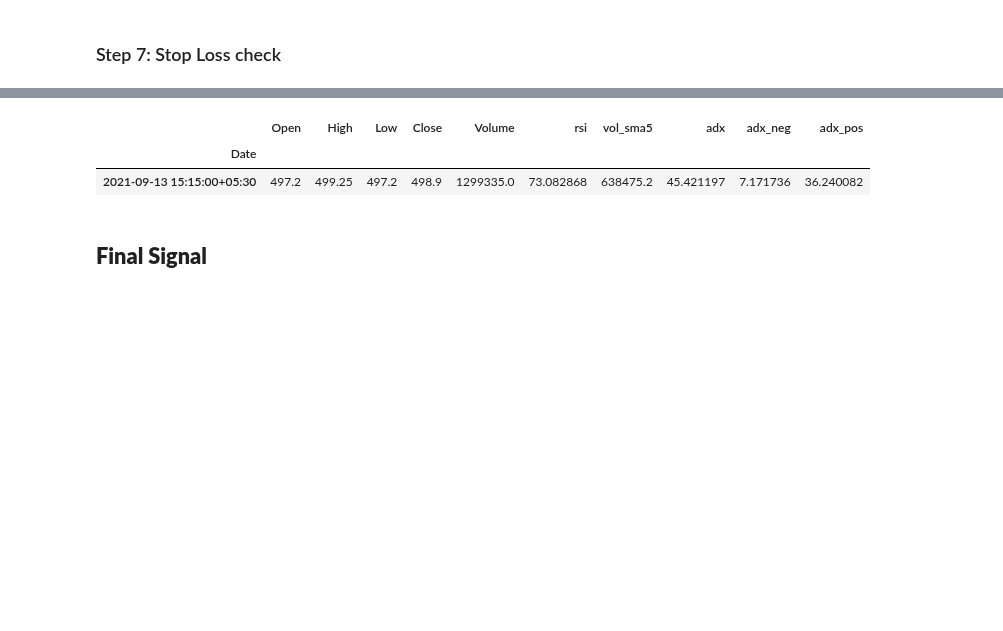
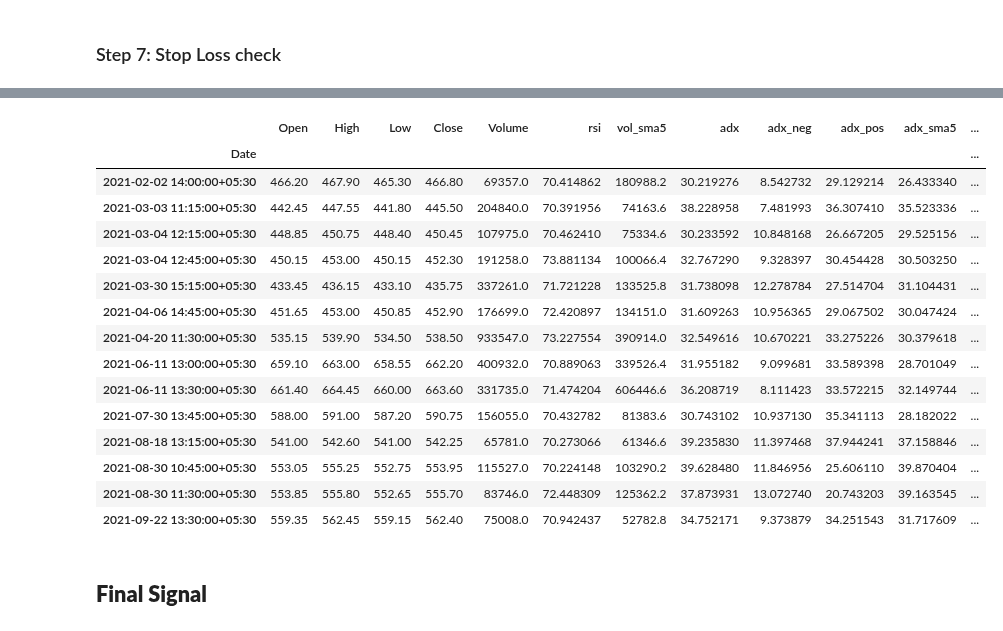
Before and after one commit to hbbtekademy/algo-trading, a Jupyter notebook: python/notebooks/strategies/rsi_strategy/RSIStrategy.ipynb, the cells around one changed output, grey strips where cells are left out. Saved outputs shown, nothing was run; the diff lists cells and outputs as text; code cells hidden in the pictures; blank space fills up the shorter version.

```diff
--- a/python/notebooks/strategies/rsi_strategy/RSIStrategy.ipynb
+++ b/python/notebooks/strategies/rsi_strategy/RSIStrategy.ipynb
@@ -291,7 +291,7 @@ def generate_sell_signal_pnl(signal: Signal, df: pd.DataFrame, stop_gain: float)
 # %% [markdown]
 ## Load 15 min and 60 min stock data and calculate RSI
 # %%
-file_15min = '/content/BPCL-HIST.csv'
+file_15min = '/content/CADILAHC-HIST.csv'
 
 df_15min = pd.read_csv(file_15min, parse_dates=['Date'], index_col=['Date'])
 
@@ -308,6 +308,16 @@ ADX = ADXIndicator(high=df_15min['High'], low=df_15min['Low'], close=df_15min['C
 df_15min = df_15min.assign(adx=ADX.adx().values)
 df_15min = df_15min.assign(adx_neg=ADX.adx_neg().values)
 df_15min = df_15min.assign(adx_pos=ADX.adx_pos().values)
+
+adx_sma5 = df_15min['adx'].rolling(5).mean()
+df_15min = df_15min.assign(adx_sma5=adx_sma5.values)
+
+adx_pos_sma5 = df_15min['adx_pos'].rolling(5).mean()
+df_15min = df_15min.assign(adx_pos_sma5=adx_pos_sma5.values)
+
+adx_neg_sma5 = df_15min['adx_neg'].rolling(5).mean()
+df_15min = df_15min.assign(adx_neg_sma5=adx_neg_sma5.values)
+
 df_15min.tail()
 # %% [output]
 invalid value encountered in double_scalars
@@ -326,20 +336,20 @@ invalid value encountered in double_scalars
 # %%
 # Strategy params
 strategy = 'RSIBuy'
-sym = 'BPCL'
+sym = 'CADILAHC'
 window_start = '2021-01-01 00:00:00'
 window_end = '2021-12-15 00:00:00'
 rsi_15min = 70
 rsi_60min = 50
-lot_size = 1800
+lot_size = 1100
 stop_loss = 6500
-stop_gain = 30000
+stop_gain = 13000
 back_candles = 5
 adx_low = 30
-adx_high = 50
+adx_high = 40
 volume_multiple = 2 # 2 or 3 times
 daily_movement_pct = 4
-check_volume = True
+check_volume = False
 # %% [markdown]
 ## Actual Strategy Implementation
 # %% [markdown]
@@ -364,7 +374,7 @@ for index, row in df.iterrows():
     if (back_candles_df.shape[0] != 0):
         prev_rsi = back_candles_df.iloc[0]['rsi']
 
-    if (prev_rsi < 70):
+    if (prev_rsi < rsi_15min):
         temp_df.loc[index] = row
 
 df = temp_df[df_15min.columns]
@@ -486,20 +507,36 @@ df
 # %%
 # ADX Check
 temp_df = pd.DataFrame(columns=df.columns)
 temp_df.index.name = 'Date'
 
 for index, row in df.iterrows():
     back_candles_df = get_previous_candles(curr_window_df, index, 1)
     prev_adx = back_candles_df.iloc[0]['adx']
-    if (row['adx'] >= adx_low and row['adx'] <= adx_high):
+    adx = row['adx']
+    #if (adx >= adx_low and adx <= adx_high and adx - prev_adx >=0.75 and row['adx_pos'] > row['adx_neg'] and row['adx_pos'] >= row['adx_pos_sma5']):
+    #    temp_df.loc[index] = row
+    if (adx >= adx_low and adx <= adx_high):
         temp_df.loc[index] = row
 
 df = temp_df
 df
 # %% [output]
-|  | Open | High | Low | Close | Volume | rsi | vol_sma5 | adx | adx_neg | adx_pos |
-| Date |  |  |  |  |  |  |  |  |  |  |
-| 2021-09-13 15:15:00+05:30 | 497.2 | 499.25 | 497.2 | 498.9 | 1299335.0 | 73.082868 | 638475.2 | 45.421197 | 7.171736 | 36.240082 |
+|  | Open | High | Low | Close | Volume | rsi | vol_sma5 | adx | adx_neg | adx_pos | adx_sma5 | ... |
+| Date |  |  |  |  |  |  |  |  |  |  |  | ... |
+| 2021-02-02 14:00:00+05:30 | 466.20 | 467.90 | 465.30 | 466.80 | 69357.0 | 70.414862 | 180988.2 | 30.219276 | 8.542732 | 29.129214 | 26.433340 | ... |
+| 2021-03-03 11:15:00+05:30 | 442.45 | 447.55 | 441.80 | 445.50 | 204840.0 | 70.391956 | 74163.6 | 38.228958 | 7.481993 | 36.307410 | 35.523336 | ... |
+| 2021-03-04 12:15:00+05:30 | 448.85 | 450.75 | 448.40 | 450.45 | 107975.0 | 70.462410 | 75334.6 | 30.233592 | 10.848168 | 26.667205 | 29.525156 | ... |
+| 2021-03-04 12:45:00+05:30 | 450.15 | 453.00 | 450.15 | 452.30 | 191258.0 | 73.881134 | 100066.4 | 32.767290 | 9.328397 | 30.454428 | 30.503250 | ... |
+| 2021-03-30 15:15:00+05:30 | 433.45 | 436.15 | 433.10 | 435.75 | 337261.0 | 71.721228 | 133525.8 | 31.738098 | 12.278784 | 27.514704 | 31.104431 | ... |
+| 2021-04-06 14:45:00+05:30 | 451.65 | 453.00 | 450.85 | 452.90 | 176699.0 | 72.420897 | 134151.0 | 31.609263 | 10.956365 | 29.067502 | 30.047424 | ... |
+| 2021-04-20 11:30:00+05:30 | 535.15 | 539.90 | 534.50 | 538.50 | 933547.0 | 73.227554 | 390914.0 | 32.549616 | 10.670221 | 33.275226 | 30.379618 | ... |
+| 2021-06-11 13:00:00+05:30 | 659.10 | 663.00 | 658.55 | 662.20 | 400932.0 | 70.889063 | 339526.4 | 31.955182 | 9.099681 | 33.589398 | 28.701049 | ... |
+| 2021-06-11 13:30:00+05:30 | 661.40 | 664.45 | 660.00 | 663.60 | 331735.0 | 71.474204 | 606446.6 | 36.208719 | 8.111423 | 33.572215 | 32.149744 | ... |
+| 2021-07-30 13:45:00+05:30 | 588.00 | 591.00 | 587.20 | 590.75 | 156055.0 | 70.432782 | 81383.6 | 30.743102 | 10.937130 | 35.341113 | 28.182022 | ... |
+| 2021-08-18 13:15:00+05:30 | 541.00 | 542.60 | 541.00 | 542.25 | 65781.0 | 70.273066 | 61346.6 | 39.235830 | 11.397468 | 37.944241 | 37.158846 | ... |
+| 2021-08-30 10:45:00+05:30 | 553.05 | 555.25 | 552.75 | 553.95 | 115527.0 | 70.224148 | 103290.2 | 39.628480 | 11.846956 | 25.606110 | 39.870404 | ... |
+| 2021-08-30 11:30:00+05:30 | 553.85 | 555.80 | 552.65 | 555.70 | 83746.0 | 72.448309 | 125362.2 | 37.873931 | 13.072740 | 20.743203 | 39.163545 | ... |
+| 2021-09-22 13:30:00+05:30 | 559.35 | 562.45 | 559.15 | 562.40 | 75008.0 | 70.942437 | 52782.8 | 34.752171 | 9.373879 | 34.251543 | 31.717609 | ... |
 # %% [markdown]
 ## **Final Signal**
 # %%
```
Also changed, not shown: parts of 9 cells of this notebook.
